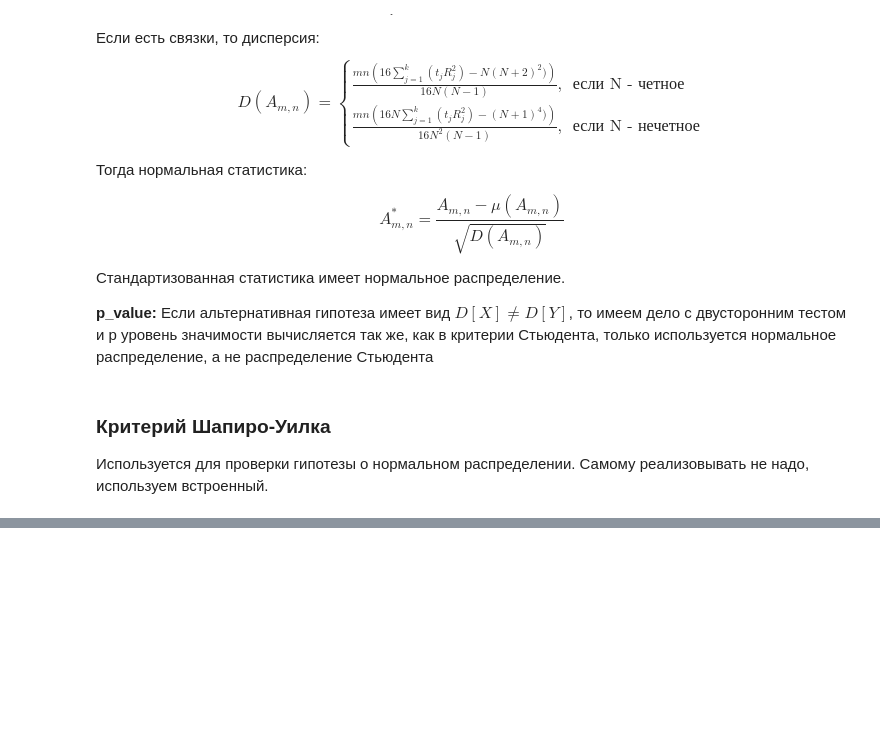
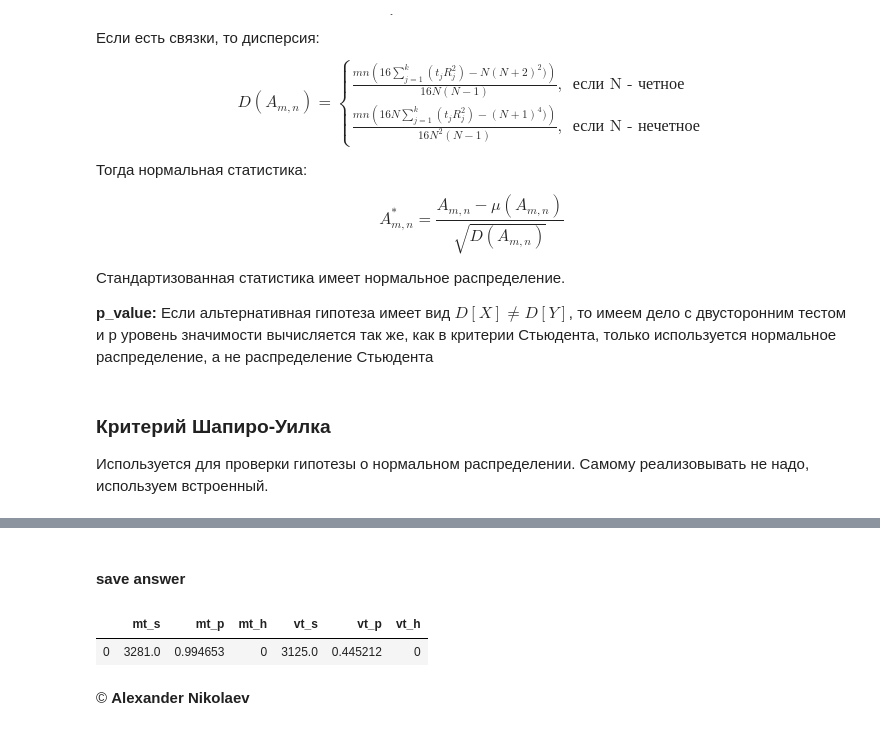
Before and after one commit to alexnikko/university, a Jupyter notebook: da_spring2020/workflow/lab3.ipynb, the cells around one changed output, grey strips where cells are left out. Drawn from its saved outputs; the diff is of its cells as text; code cells hidden in the pictures; blank space fills up the shorter version.

```diff
--- a/da_spring2020/workflow/lab3.ipynb
+++ b/da_spring2020/workflow/lab3.ipynb
@@ -636,6 +115,0 @@ for i in range(N):
-# %%
-ttt = 0
-for val, count in Counter(rank).most_common():
-    ttt = ttt + (count * val * val)
-A_var = m * n * (16 * ttt -  N * (N + 2) ** 2) / 16 / N / (N - 1)
-A_var
@@ -660,8 +115,0 @@ AnsariResult(statistic=3114.0, pvalue=0.40210918494512027)
-# %%
-ttt = 0
-for val, count in Counter(stats.rankdata(np.r_[X, Y])).most_common():
-    if count == 1:
-        break
-    ttt = ttt + (count * val * val)
-A_var = m * n * (16 * ttt -  N * (N + 2) ** 2) / 16 / N / (N - 1)
-A_var
@@ -669,0 +136,10 @@ A_var
+# %%
+T, p_val = stats.mannwhitneyu(X, Y, alternative='two-sided')
+answer.append(T)
+answer.append(p_val)
+if p_val >= alpha:
+    print(f'p_value = {p_val} > 0.05 => остаемся в Н0 (средние равны)')
+    answer.append(0)
+else:
+    print(f'p_value = {p_val} <= 0.05 => отвергаем Н0 (средние не равны)')
+    answer.append(1)
@@ -669,0 +154,7 @@ A_var
+# %%
+X_new = np.copy(X)
+Y_new = np.copy(Y)
+if np.median(X) != np.median(Y):
+    print('Медианы не равны, выборки преобразованы.')
+    X_new = X_new - np.median(X)
+    Y_new = Y_new - np.median(Y)
@@ -669,0 +241,17 @@ A_var
+# %% [markdown]
+#### save answer
+# %%
+keys = ['mt_s', 'mt_p', 'mt_h', 'vt_s', 'vt_p', 'vt_h']
+ans = dict()
+for key, val in zip(keys, answer):
+    ans[key] = val
+
+pd.DataFrame(ans, index=[0]).to_csv('answer.csv', index=False)
+# check right write
+data = pd.read_csv('answer.csv')
+data
+# %% [output]
+|  | mt_s | mt_p | mt_h | vt_s | vt_p | vt_h |
+| 0 | 3281.0 | 0.994653 | 0 | 3125.0 | 0.445212 | 0 |
+# %% [markdown]
+&copy; **Alexander Nikolaev**
```
Also changed, not shown: parts of 102 cells of this notebook, 3 other files.
